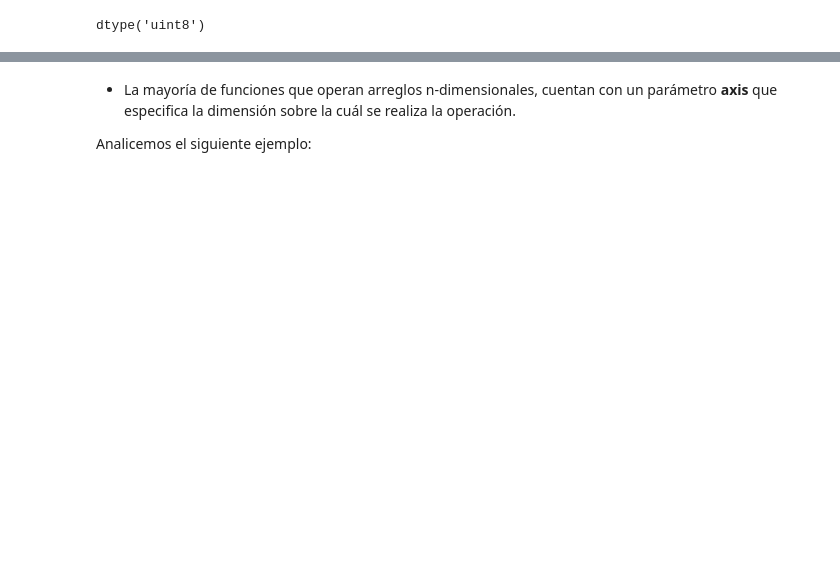
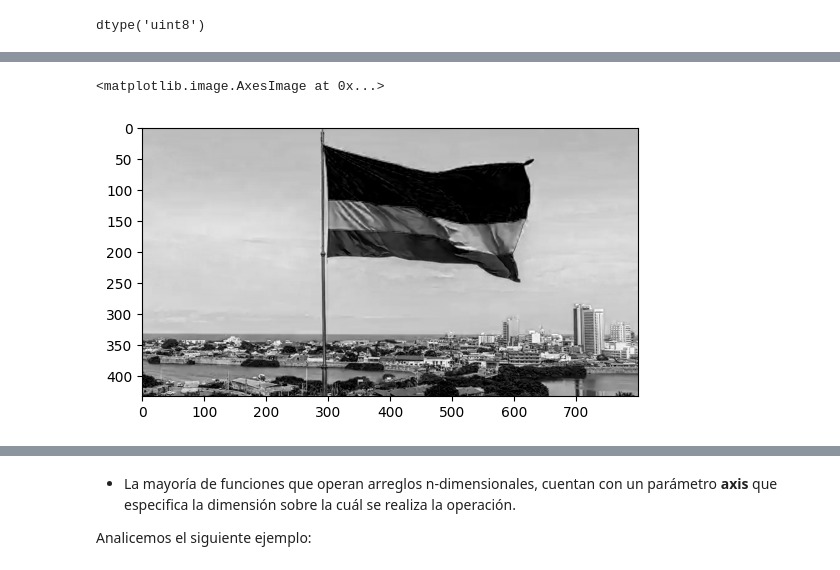
Before and after one commit to estebangonzalezITM/ProgramacionAvanzada, a Jupyter notebook: Notebooks/09_Numpy.ipynb, the cells around one changed output, grey strips where cells are left out. Saved outputs shown, nothing was run; the diff lists cells and outputs as text; code cells hidden in the pictures; blank space fills up the shorter version.

```diff
--- a/Notebooks/09_Numpy.ipynb
+++ b/Notebooks/09_Numpy.ipynb
@@ -1116,3 +979,9 @@ plt.imshow(im[:,:,0], cmap='gray')
+# %%
+# Ver cada capa RGB (0:red, 1:green, 2:blue), en escala de grises
+plt.imshow(im[:,:,2], cmap='gray')
+# %% [output]
+<matplotlib.image.AxesImage at 0x...>
+[figure, added]
 # %%
 # Efecto espejo vertical.
 plt.imshow(im[::-1,:,:])   # La sintaxis corresponde inicio:fin:paso
```
Also changed, not shown: parts of 248 cells of this notebook.
